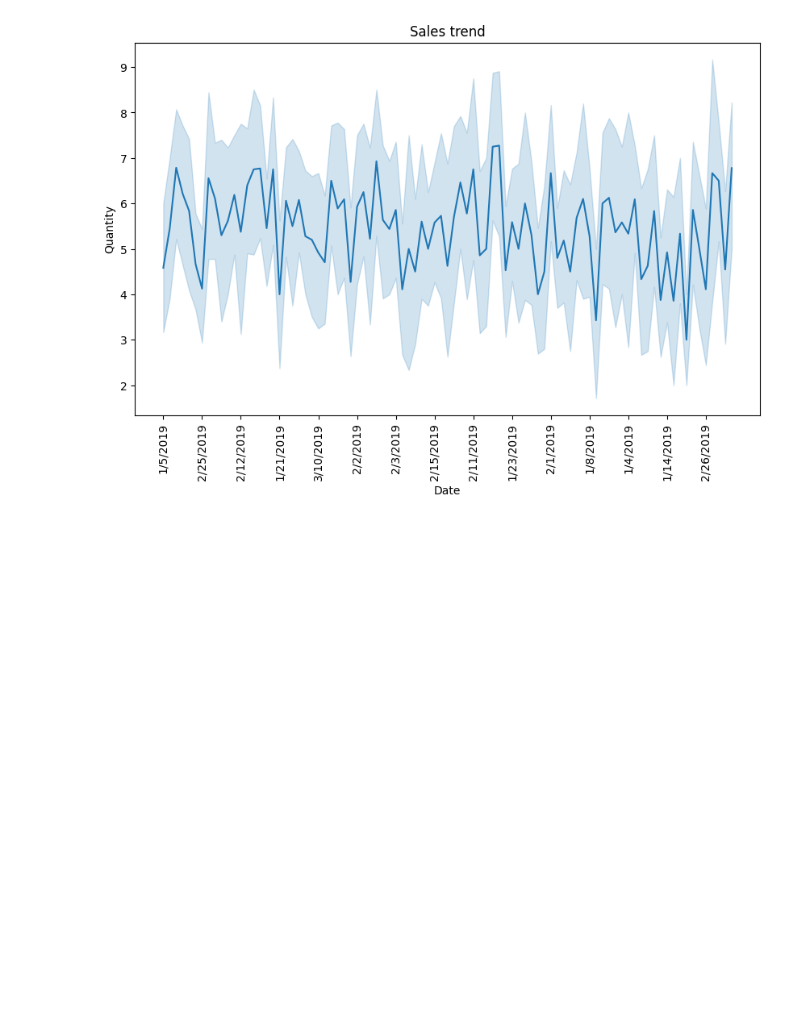
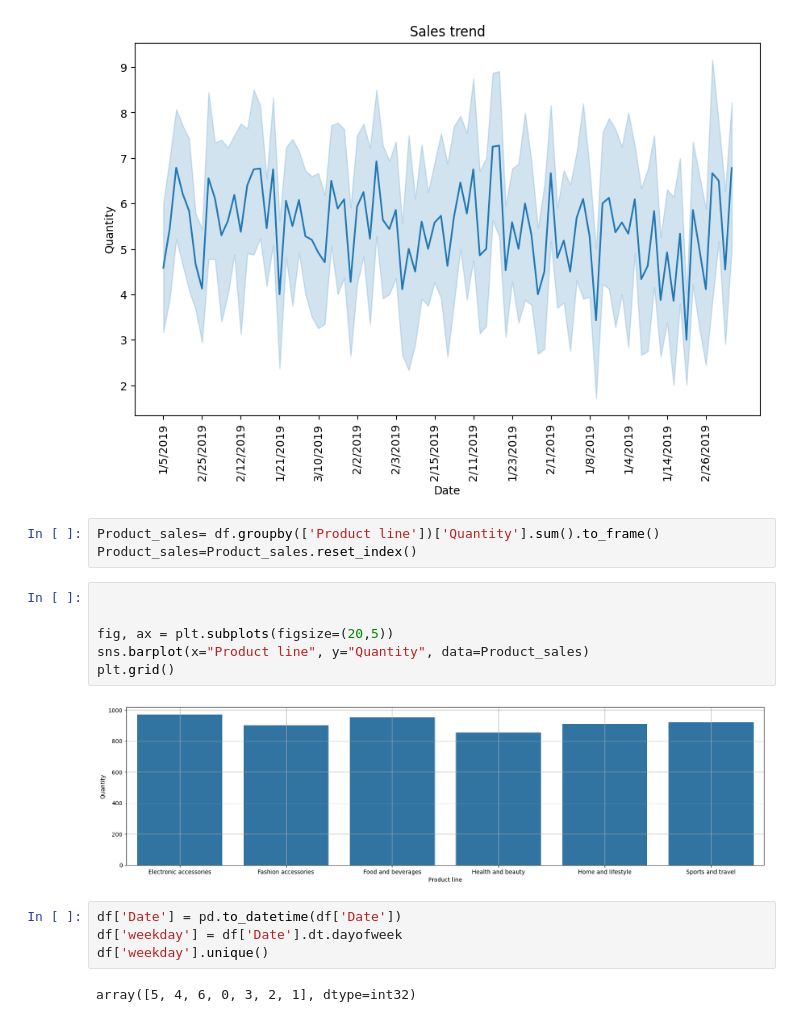
Before and after one commit to Sanjay-799/Supermarket-Sales-Analysis, a Jupyter notebook: Supermarket_Sales_Analysis.ipynb, the cells around one changed output. Cells and saved outputs as stored; diff of their text form; blank space fills up the shorter version.

```diff
--- a/Supermarket_Sales_Analysis.ipynb
+++ b/Supermarket_Sales_Analysis.ipynb
@@ -410,3 +410,20 @@ plt.title("Sales trend")
 plt.show()
 # %% [output]
 [figure]
+# %%
+Product_sales= df.groupby(['Product line'])['Quantity'].sum().to_frame()
+Product_sales=Product_sales.reset_index()
+# %%
+
+
+fig, ax = plt.subplots(figsize=(20,5))
+sns.barplot(x="Product line", y="Quantity", data=Product_sales)
+plt.grid()
+# %% [output]
+[figure, added]
+# %%
+df['Date'] = pd.to_datetime(df['Date'])
+df['weekday'] = df['Date'].dt.dayofweek
+df['weekday'].unique()
+# %% [output]
+array([5, 4, 6, 0, 3, 2, 1], dtype=int32)
```
